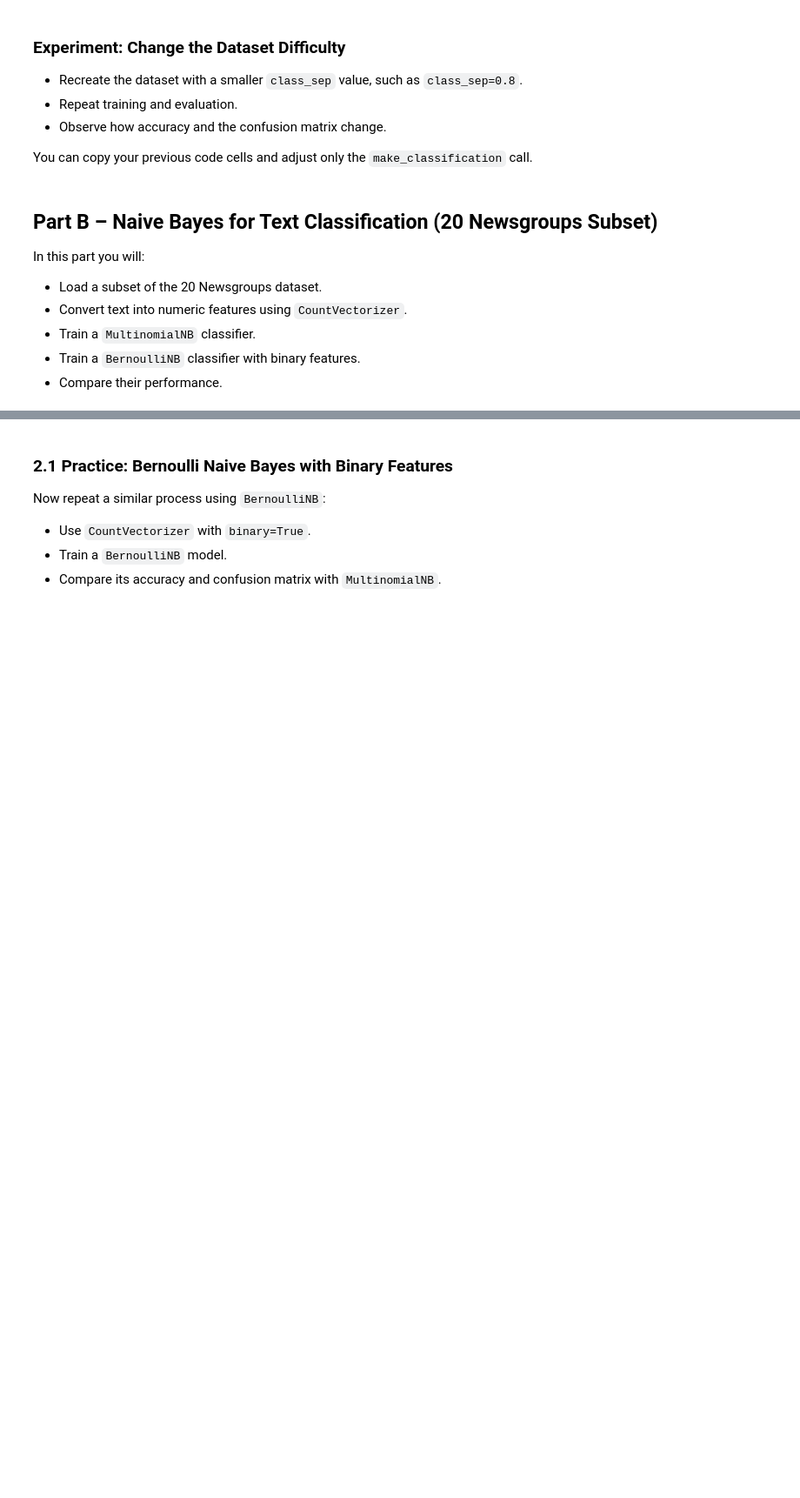
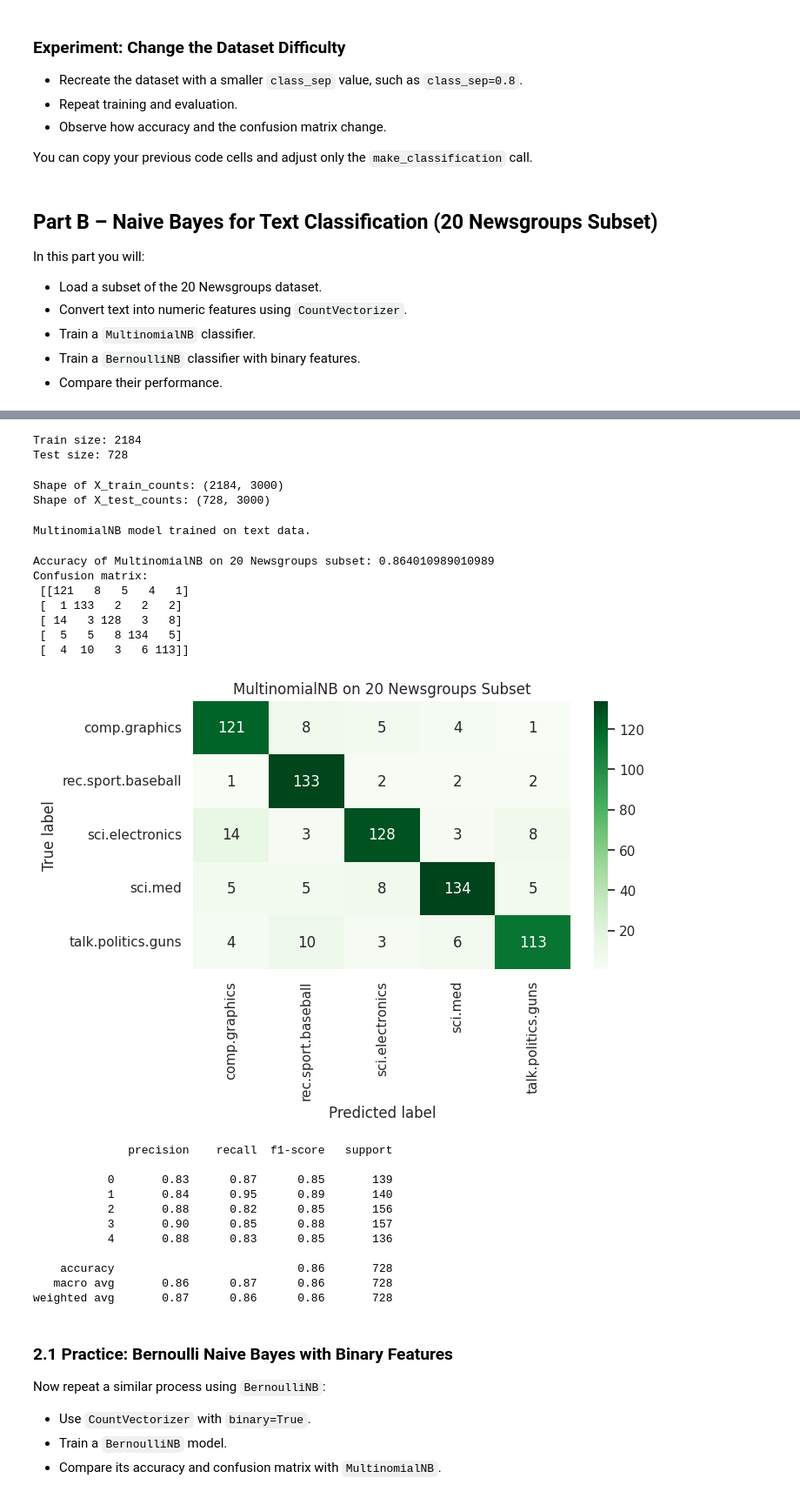
Before and after one commit to hijbullahx/AI-ML-with-phitron, a Jupyter notebook: 02_Machine_Learning/Week 5/16/Module16_Practice.ipynb, the cells around one changed output, grey strips where cells are left out. Shown at 87% size. Drawn from its saved outputs; the diff is of its cells as text; code cells hidden in the pictures; blank space fills up the shorter version.

```diff
--- a/02_Machine_Learning/Week 5/16/Module16_Practice.ipynb
+++ b/02_Machine_Learning/Week 5/16/Module16_Practice.ipynb
@@ -150,7 +150,7 @@ In this part you will:
 - Compare their performance.
 # %%
 # Fetch a subset of the 20 Newsgroups dataset
-categories = ['comp.graphics', 'rec.sport.baseball', 'sci.med'] ## ADD another two more features
+categories = ['comp.graphics', 'rec.sport.baseball', 'sci.med', 'sci.electronics', 'talk.politics.guns'] ## ADD another two more features
 newsgroups = fetch_20newsgroups(
     subset='train',
     categories=categories,
@@ -173,10 +183,15 @@ df_text.head()
 # Use train_test_split on df_text['text'] and df_text['label']
 # Suggested: test_size=0.25, random_state=42
 
-X_train_text, X_test_text, y_train_text, y_test_text = ...  # TODO
+X_train_text, X_test_text, y_train_text, y_test_text = train_test_split(
+    df_text['text'], df_text['label'], test_size = 0.25, random_state = 42
+)
 
 print('Train size:', X_train_text.shape[0])
 print('Test size:', X_test_text.shape[0])
+# %% [output]
+Train size: 2184
+Test size: 728
 # %%
 # TODO 7: Convert text to count vectors for MultinomialNB
 # Steps:
@@ -184,45 +199,70 @@ print('Test size:', X_test_text.shape[0])
 # 2. Fit on X_train_text and transform both train and test sets
 #    to get X_train_counts and X_test_counts
 
-vectorizer = ...  # TODO: create CountVectorizer
-X_train_counts = ...  # TODO: fit_transform on X_train_text
-X_test_counts = ...   # TODO: transform on X_test_text
+vectorizer = CountVectorizer(stop_words = 'english', max_features= 3000)
+X_train_counts = vectorizer.fit_transform(X_train_text)
+X_test_counts = vectorizer.transform(X_test_text)
 
 print('Shape of X_train_counts:', X_train_counts.shape)
 print('Shape of X_test_counts:', X_test_counts.shape)
+# %% [output]
+Shape of X_train_counts: (2184, 3000)
+Shape of X_test_counts: (728, 3000)
 # %%
 # TODO 8: Train a MultinomialNB model on the count vectors
 # 1. Create a MultinomialNB instance
 # 2. Fit it on X_train_counts and y_train_text
 
-mnb = ...  # TODO: create model
-...
+mnb = MultinomialNB()
+mnb.fit(X_train_counts, y_train_text)
 # TODO: fit the model
 print('MultinomialNB model trained on text data.')
+# %% [output]
+MultinomialNB model trained on text data.
 # %%
 # TODO 9: Evaluate MultinomialNB
 # 1. Predict on X_test_counts
 # 2. Compute accuracy
 # 3. Compute and print a confusion matrix
 # 4. Print a classification report with target_names=newsgroups.target_names
 
-y_pred_text = ...  # TODO: predictions
-acc_text = ...     # TODO: accuracy
+y_pred_text = mnb.predict(X_test_counts)
+acc_text = accuracy_score(y_test_text, y_pred_text)
 print('Accuracy of MultinomialNB on 20 Newsgroups subset:', acc_text)
 
-cm_text = ...      # TODO: confusion matrix
+cm_text = confusion_matrix(y_test_text, y_pred_text)
 print('Confusion matrix:\n', cm_text)
 
 sns.heatmap(cm_text, annot=True, fmt='d', cmap='Greens',
             xticklabels=newsgroups.target_names,
             yticklabels=newsgroups.target_names)
 plt.title('MultinomialNB on 20 Newsgroups Subset')
 plt.xlabel('Predicted label')
 plt.ylabel('True label')
 plt.show()
 
-report_text = ...  # TODO: classification_report
+report_text = classification_report(y_test_text, y_pred_text)
 print(report_text)
+# %% [output]
+Accuracy of MultinomialNB on 20 Newsgroups subset: 0.864010989010989
+Confusion matrix:
+ [[121   8   5   4   1]
+ [  1 133   2   2   2]
+ [ 14   3 128   3   8]
+ [  5   5   8 134   5]
+ [  4  10   3   6 113]]
+[figure, added]
+              precision    recall  f1-score   support
+
+           0       0.83      0.87      0.85       139
+           1       0.84      0.95      0.89       140
+           2       0.88      0.82      0.85       156
+           3       0.90      0.85      0.88       157
+           4       0.88      0.83      0.85       136
+
+    accuracy                           0.86       728
+   macro avg       0.86      0.87      0.86       728
+weighted avg       0.87      0.86      0.86       728
 # %% [markdown]
 ### 2.1 Practice: Bernoulli Naive Bayes with Binary Features
 
```
Also changed, not shown: parts of 5 cells of this notebook.
